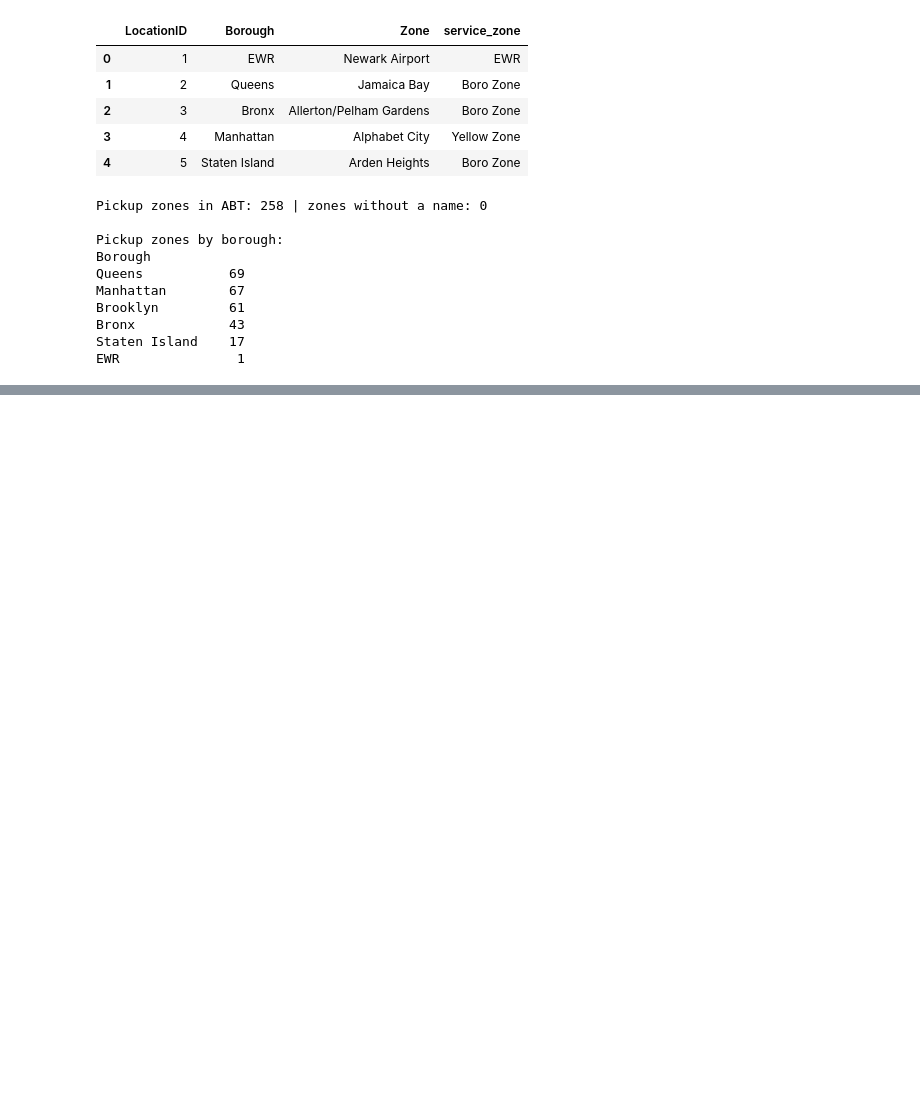
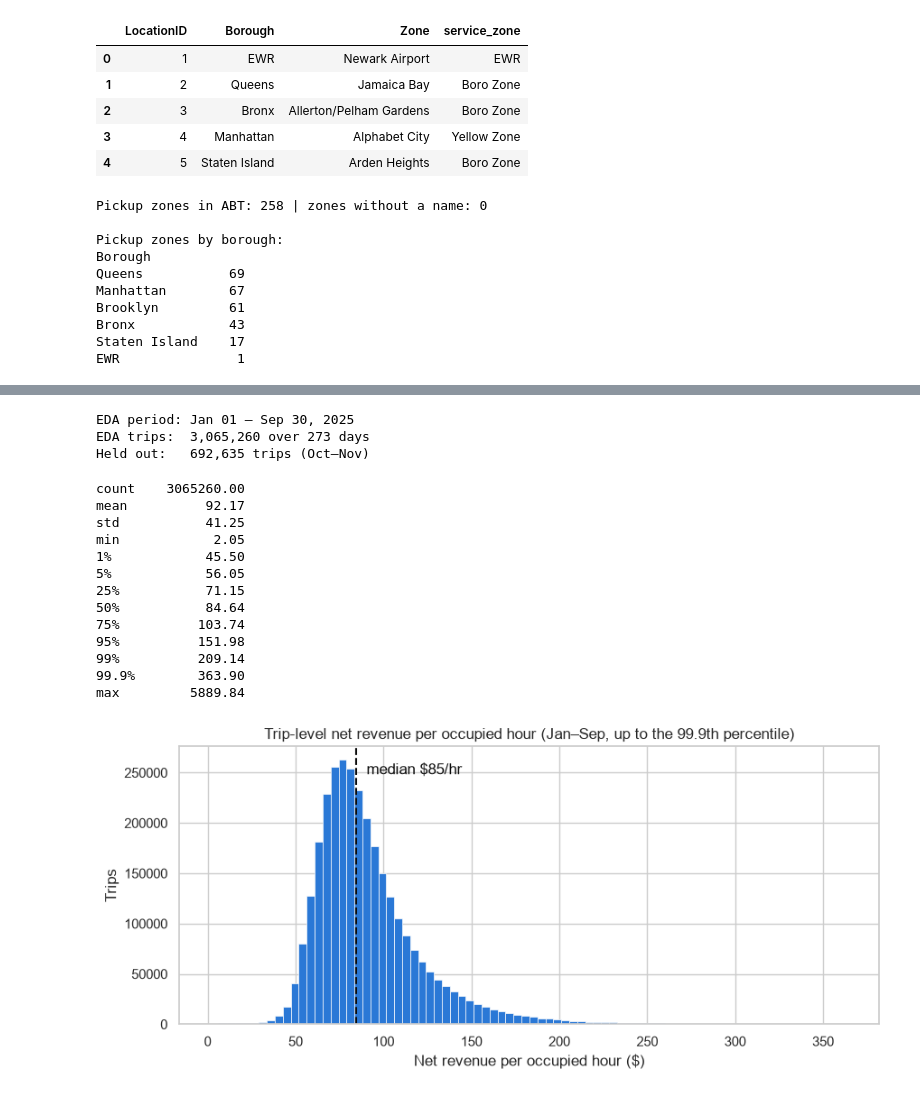
Before and after one commit to VicenteAlfonsoB/nyc-taxi-fleet-optimization, a Jupyter notebook: notebooks/02_fleet_optimization.ipynb, the cells around one changed output, grey strips where cells are left out. Drawn from its saved outputs; the diff is of its cells as text; code cells hidden in the pictures; blank space fills up the shorter version.

Commit message:
Notebook 02: EDA part 1 (target, hourly demand vs earnings, day-hour heatmaps)

```diff
--- a/notebooks/02_fleet_optimization.ipynb
+++ b/notebooks/02_fleet_optimization.ipynb
@@ -199,0 +205,48 @@ EWR               1
+# %%
+from matplotlib.colors import LinearSegmentedColormap
+
+eda = abt[abt["pickup_date"] < TEST_START]
+n_days = eda["pickup_date"].nunique()
+
+print(f"EDA period: {eda['pickup_date'].min():%b %d} – {eda['pickup_date'].max():%b %d, %Y}")
+print(f"EDA trips:  {len(eda):,} over {n_days} days")
+print(f"Held out:   {len(abt) - len(eda):,} trips (Oct–Nov)")
+
+# Chart colors: one fixed palette for every figure in this notebook
+BLUE, ORANGE = "#2a78d6", "#eb6834"   # series 1, series 2
+INK = "#0b0b0b"                        # text and reference lines
+SEQ_BLUE = LinearSegmentedColormap.from_list(
+    "seq_blue", ["#cde2fb", "#86b6ef", "#3987e5", "#1c5cab", "#0d366b"])  # light = low, dark = high
+# %% [output]
+EDA period: Jan 01 – Sep 30, 2025
+EDA trips:  3,065,260 over 273 days
+Held out:   692,635 trips (Oct–Nov)
+# %%
+target = eda["net_revenue_per_hour"]
+print(target.describe(percentiles=[0.01, 0.05, 0.25, 0.5, 0.75, 0.95, 0.99, 0.999]).round(2).to_string())
+
+upper = target.quantile(0.999)
+fig, ax = plt.subplots(figsize=(10, 4))
+ax.hist(target[target <= upper], bins=80, color=BLUE, edgecolor="white", linewidth=0.5)
+ax.axvline(target.median(), color=INK, linewidth=1.5, linestyle="--")
+ax.annotate(f"median ${target.median():.0f}/hr", xy=(target.median(), ax.get_ylim()[1] * 0.9),
+            xytext=(8, 0), textcoords="offset points", color=INK)
+ax.set(title="Trip-level net revenue per occupied hour (Jan–Sep, up to the 99.9th percentile)",
+       xlabel="Net revenue per occupied hour ($)", ylabel="Trips")
+save_fig(fig, "eda_target_distribution")
+plt.show()
+# %% [output]
+count    3065260.00
+mean          92.17
+std           41.25
+min            2.05
+1%            45.50
+5%            56.05
+25%           71.15
+50%           84.64
+75%          103.74
+95%          151.98
+99%          209.14
+99.9%        363.90
+max         5889.84
+[figure, added]
```
Also changed, not shown: parts of 4 cells of this notebook, 3 other files.
